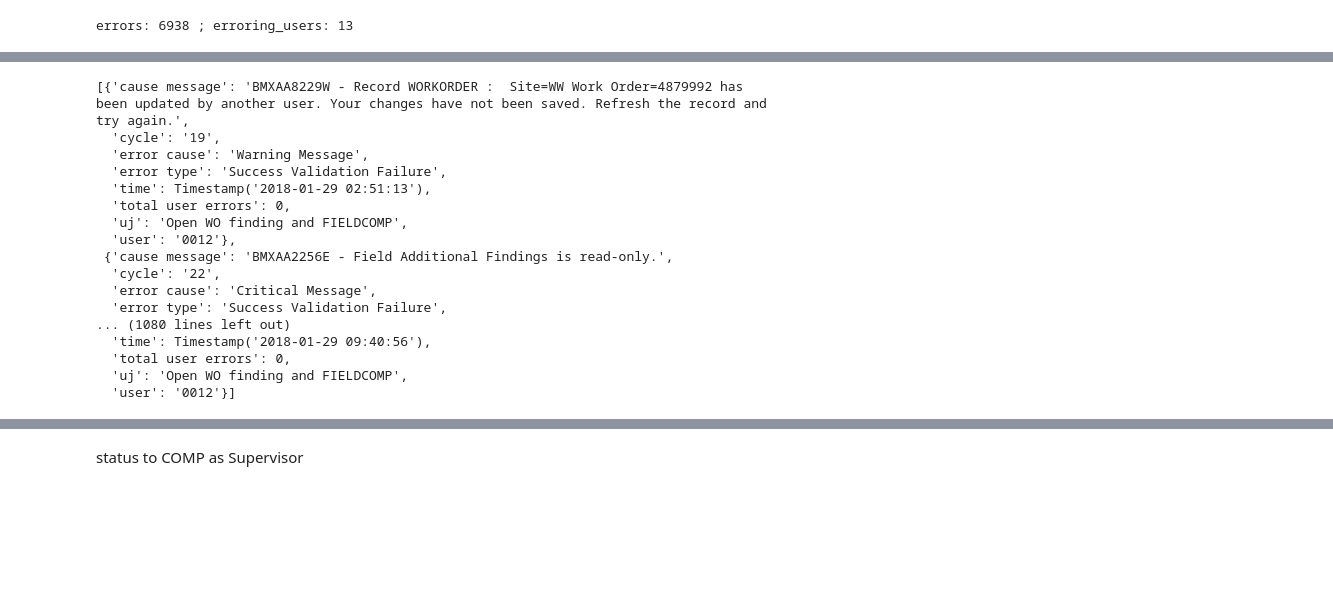
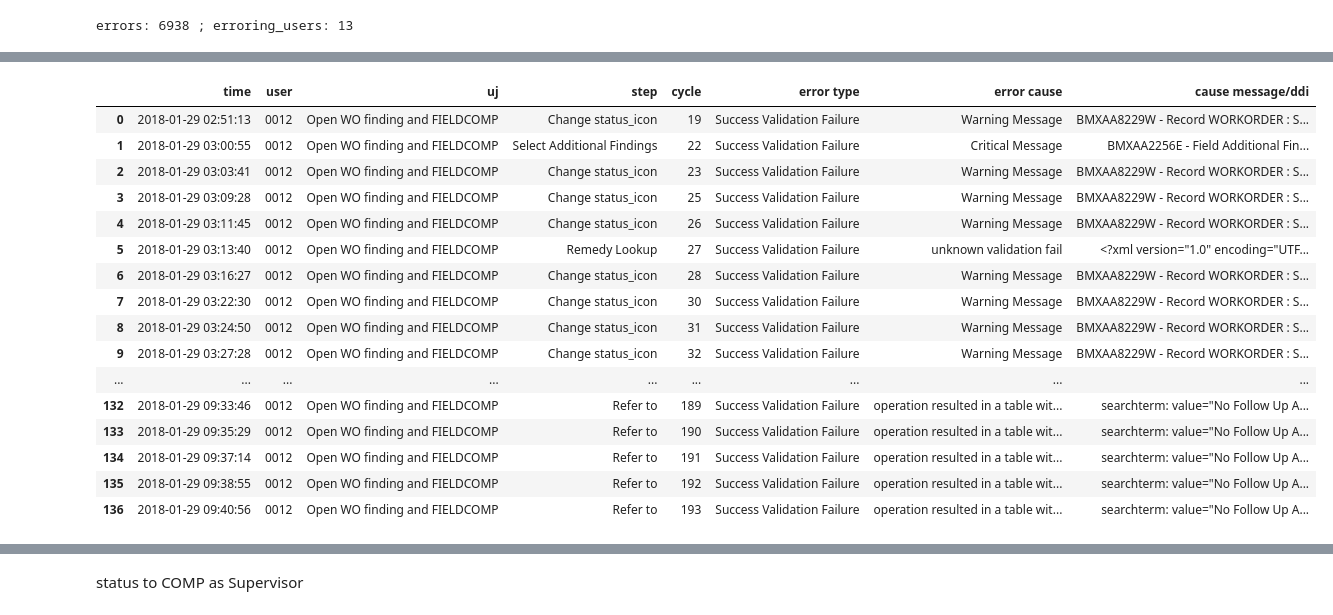
Before and after one commit to bobev18/errlogana, a Jupyter notebook: Log Error Analysis.ipynb, the cells around one changed output, grey strips where cells are left out. Saved outputs shown, nothing was run; the diff lists cells and outputs as text; code cells hidden in the pictures; blank space fills up the shorter version.

```diff
--- a/Log Error Analysis.ipynb
+++ b/Log Error Analysis.ipynb
@@ -418,20 +493,23 @@ data
 # %%
-[ z.show() for z in vusers['0012'] ]
+# # [ z.show() for z in vusers['0012'].errors ]
+# errors12 = pd.DataFrame([ z.show() for z in vusers['0012'].errors ])
+# errors12
+vusers['0012'].show_errors()
 # %% [output]
-[{'cause message': 'BMXAA8229W - Record WORKORDER :  Site=WW Work Order=4879992 has been updated by another user. Your changes have not been saved. Refresh the record and try again.',
-  'cycle': '19',
-  'error cause': 'Warning Message',
-  'error type': 'Success Validation Failure',
-  'time': Timestamp('2018-01-29 02:51:13'),
-  'total user errors': 0,
-  'uj': 'Open WO finding and FIELDCOMP',
-  'user': '0012'},
- {'cause message': 'BMXAA2256E - Field Additional Findings is read-only.',
-  'cycle': '22',
-  'error cause': 'Critical Message',
-  'error type': 'Success Validation Failure',
-... (1080 lines left out)
-  'time': Timestamp('2018-01-29 09:40:56'),
-  'total user errors': 0,
-  'uj': 'Open WO finding and FIELDCOMP',
-  'user': '0012'}]
+|  | time | user | uj | step | cycle | error type | error cause | cause message/ddi |
+| 0 | 2018-01-29 02:51:13 | 0012 | Open WO finding and FIELDCOMP | Change status_icon | 19 | Success Validation Failure | Warning Message | BMXAA8229W - Record WORKORDER : S... |
+| 1 | 2018-01-29 03:00:55 | 0012 | Open WO finding and FIELDCOMP | Select Additional Findings | 22 | Success Validation Failure | Critical Message | BMXAA2256E - Field Additional Fin... |
+| 2 | 2018-01-29 03:03:41 | 0012 | Open WO finding and FIELDCOMP | Change status_icon | 23 | Success Validation Failure | Warning Message | BMXAA8229W - Record WORKORDER : S... |
+| 3 | 2018-01-29 03:09:28 | 0012 | Open WO finding and FIELDCOMP | Change status_icon | 25 | Success Validation Failure | Warning Message | BMXAA8229W - Record WORKORDER : S... |
+| 4 | 2018-01-29 03:11:45 | 0012 | Open WO finding and FIELDCOMP | Change status_icon | 26 | Success Validation Failure | Warning Message | BMXAA8229W - Record WORKORDER : S... |
+| 5 | 2018-01-29 03:13:40 | 0012 | Open WO finding and FIELDCOMP | Remedy Lookup | 27 | Success Validation Failure | unknown validation fail | <?xml version="1.0" encoding="UTF... |
+| 6 | 2018-01-29 03:16:27 | 0012 | Open WO finding and FIELDCOMP | Change status_icon | 28 | Success Validation Failure | Warning Message | BMXAA8229W - Record WORKORDER : S... |
+| 7 | 2018-01-29 03:22:30 | 0012 | Open WO finding and FIELDCOMP | Change status_icon | 30 | Success Validation Failure | Warning Message | BMXAA8229W - Record WORKORDER : S... |
+| 8 | 2018-01-29 03:24:50 | 0012 | Open WO finding and FIELDCOMP | Change status_icon | 31 | Success Validation Failure | Warning Message | BMXAA8229W - Record WORKORDER : S... |
+| 9 | 2018-01-29 03:27:28 | 0012 | Open WO finding and FIELDCOMP | Change status_icon | 32 | Success Validation Failure | Warning Message | BMXAA8229W - Record WORKORDER : S... |
+| ... | ... | ... | ... | ... | ... | ... | ... | ... |
+| 132 | 2018-01-29 09:33:46 | 0012 | Open WO finding and FIELDCOMP | Refer to | 189 | Success Validation Failure | operation resulted in a table wit... | searchterm: value="No Follow Up A... |
+| 133 | 2018-01-29 09:35:29 | 0012 | Open WO finding and FIELDCOMP | Refer to | 190 | Success Validation Failure | operation resulted in a table wit... | searchterm: value="No Follow Up A... |
+| 134 | 2018-01-29 09:37:14 | 0012 | Open WO finding and FIELDCOMP | Refer to | 191 | Success Validation Failure | operation resulted in a table wit... | searchterm: value="No Follow Up A... |
+| 135 | 2018-01-29 09:38:55 | 0012 | Open WO finding and FIELDCOMP | Refer to | 192 | Success Validation Failure | operation resulted in a table wit... | searchterm: value="No Follow Up A... |
+| 136 | 2018-01-29 09:40:56 | 0012 | Open WO finding and FIELDCOMP | Refer to | 193 | Success Validation Failure | operation resulted in a table wit... | searchterm: value="No Follow Up A... |
```
Also changed, not shown: parts of 31 cells of this notebook.
